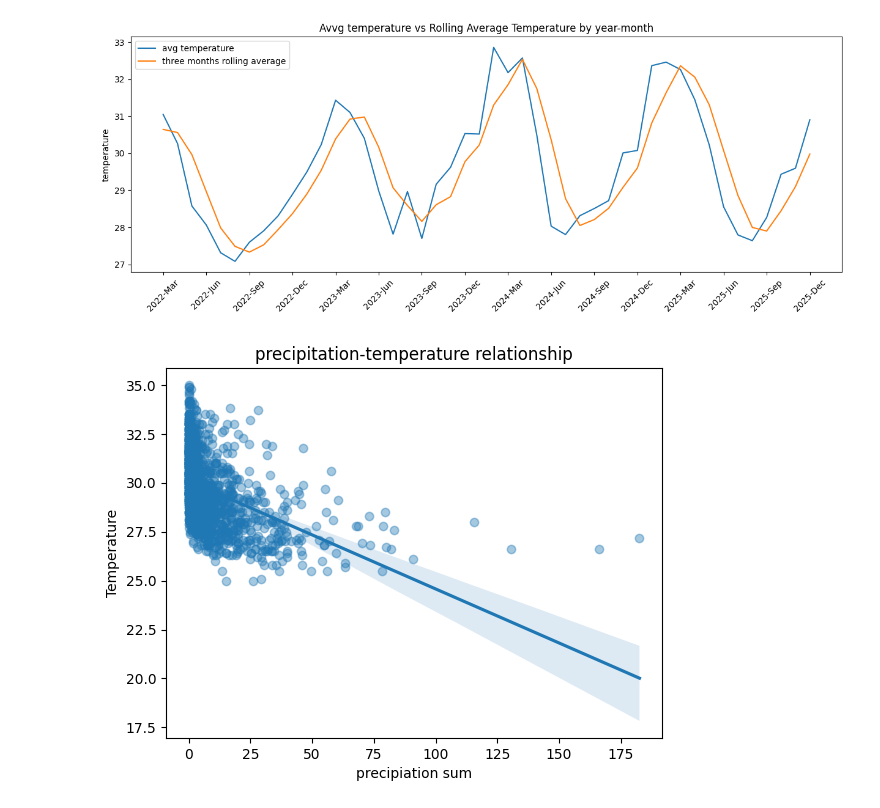
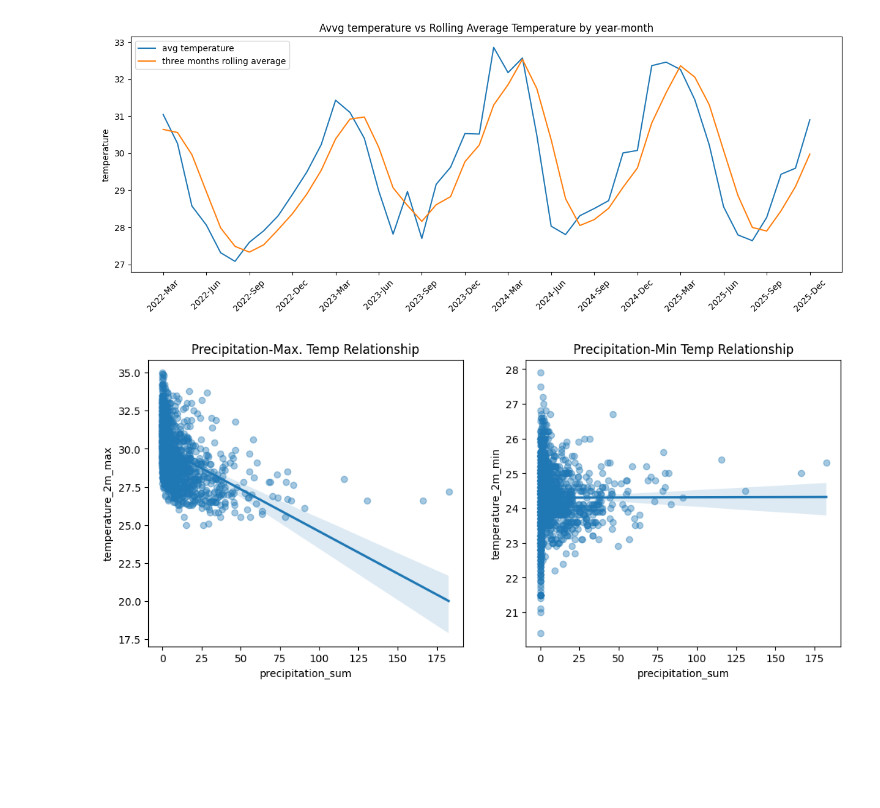
Before and after one commit to snandhakishor/Weather-and-climate-analytics, a Jupyter notebook: weatheranalysis.ipynb, the cells around one changed output. Cells and saved outputs as stored; diff of their text form; code cells hidden in the pictures; blank space fills up the shorter version.

Commit message:
Added new scatter and box plots

```diff
--- a/weatheranalysis.ipynb
+++ b/weatheranalysis.ipynb
@@ -51,12 +52,12 @@ plt.ylabel('temperature')
 plt.show()
 # %% [output]
 [figure]
-# %%
-import seaborn as sns
-sns.regplot(x='precipitation_sum', y='temperature_2m_max', data = df, scatter_kws={'alpha':0.4})
-plt.title('precipitation-temperature relationship')
-plt.xlabel('precipiation sum')
-plt.ylabel('Temperature')
-plt.show()
-# %% [output]
-[figure, removed]
+# %%
+fig, axes = plt.subplots(1,2, figsize=[12,5])
+sns.regplot(x='precipitation_sum', y='temperature_2m_max',
+            data = df, scatter_kws={'alpha':0.4}, ax=axes[0]).set_title('Precipitation-Max. Temp Relationship')
+sns.regplot(x='precipitation_sum', y='temperature_2m_min',
+            data = df, scatter_kws={'alpha':0.4}, ax=axes[1]).set_title('Precipitation-Min Temp Relationship')
+plt.show()
+# %% [output]
+[figure, added]
```
Also changed, not shown: parts of 2 cells of this notebook.
